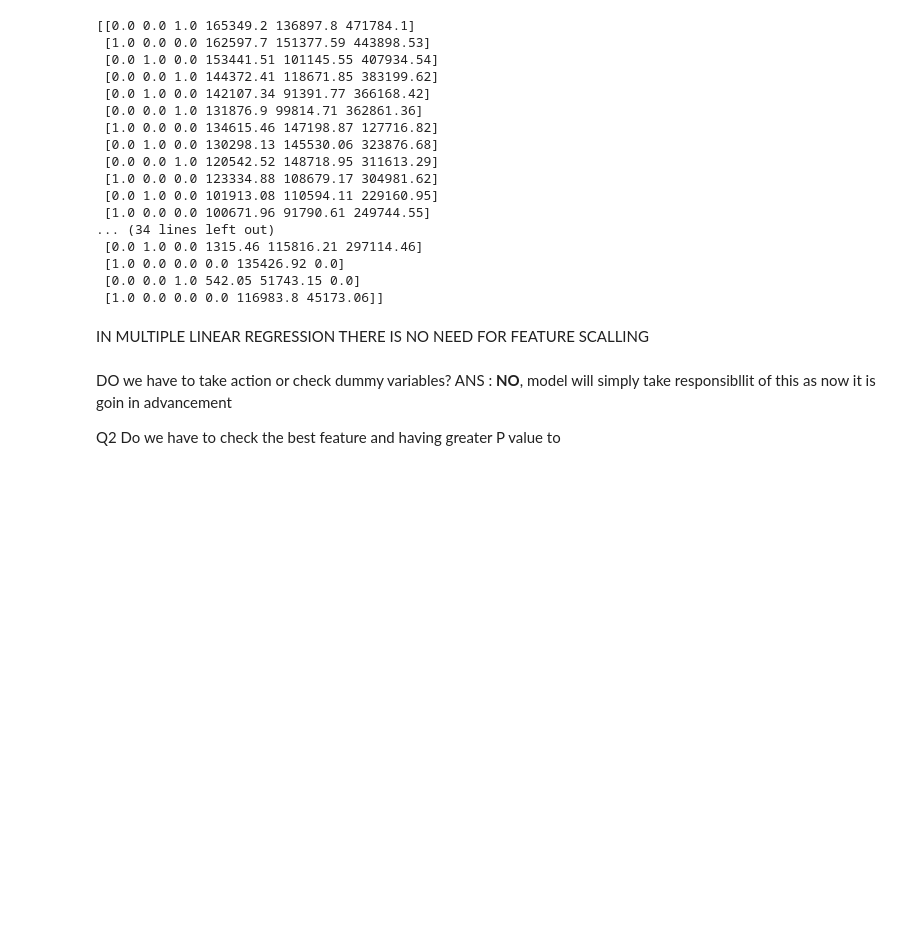
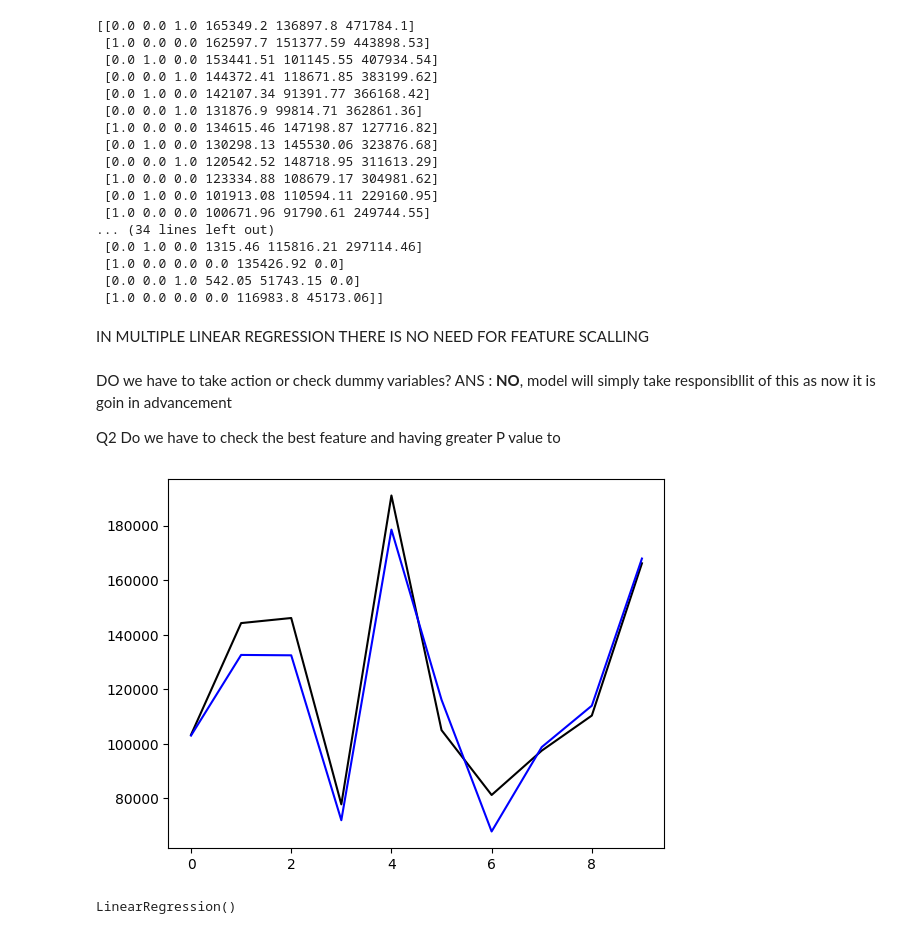
Before and after one commit to ChaitanyaKulkarni001/MachineLearning, a Jupyter notebook: Multiple_linear_regression_notes.ipynb, the cells around one changed output. Cells and saved outputs as stored; diff of their text form; code cells hidden in the pictures; blank space fills up the shorter version.

```diff
--- a/Multiple_linear_regression_notes.ipynb
+++ b/Multiple_linear_regression_notes.ipynb
@@ -168,3 +168,23 @@ DO we have to take action or check dummy variables?
 ANS : **NO**, model will simply take responsibllit of this as now it is goin in advancement
 
 Q2 Do we have to check the best feature and having greater P value to
+# %%
+# Trial By me
+from sklearn.linear_model import LinearRegression
+import matplotlib.pyplot as plt
+
+regressor = LinearRegression()
+regressor.fit(X_train,y_train)
+y_pred = regressor.predict(X_test)
+
+# plt.scatter(X_test,y_test,color='red')
+plt.plot(y_test,color = 'black')
+plt.plot(y_pred,color='blue')
+plt.show()
+# %% [output]
+[figure, added]
+# %%
+regressor = LinearRegression()
+regressor.fit(X_train,y_train)
+# %% [output]
+LinearRegression()
```
Also changed, not shown: parts of 2 cells of this notebook.
